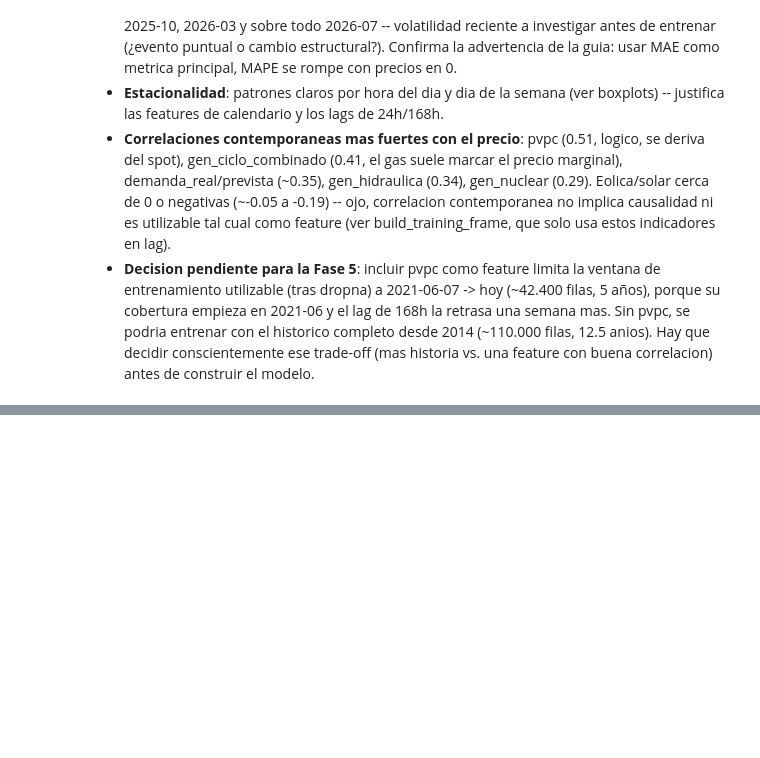
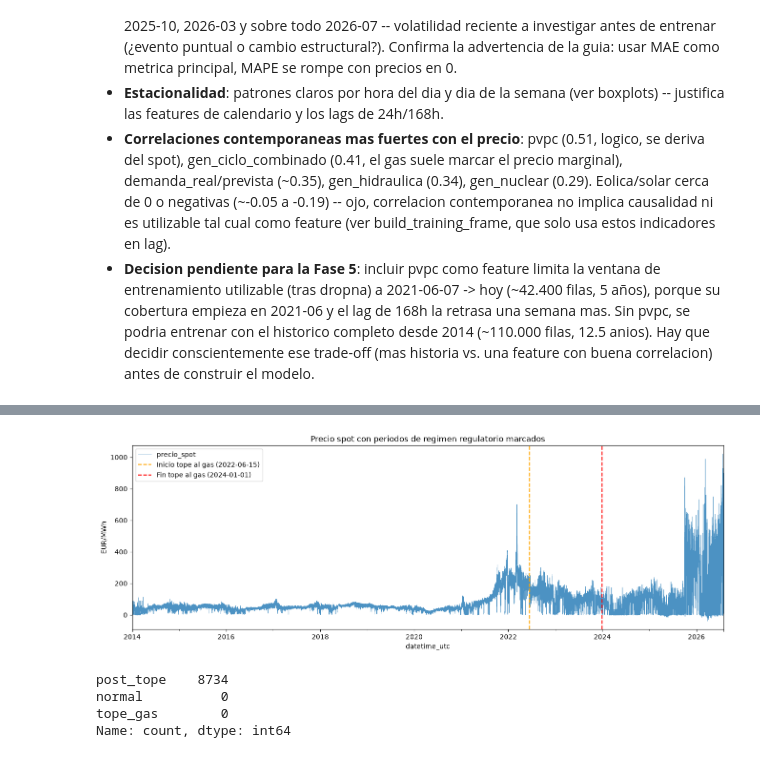
Before and after one commit to AnderCortaTH12/red_electrica, a Jupyter notebook: notebooks/01_eda.ipynb, the cells around one changed output, grey strips where cells are left out. Cells and saved outputs as stored; diff of their text form; code cells hidden in the pictures; blank space fills up the shorter version.

```diff
--- a/notebooks/01_eda.ipynb
+++ b/notebooks/01_eda.ipynb
@@ -208,0 +232,27 @@ Shape tras dropna (ventana usable para entrenar): (42433, 60)
+# %%
+import matplotlib.dates as mdates
+
+fig, ax = plt.subplots(figsize=(16, 5))
+df["precio_spot"].plot(ax=ax, linewidth=0.5, alpha=0.8)
+
+tope_gas_inicio = pd.Timestamp("2022-06-15", tz="Europe/Madrid")
+post_tope_inicio = pd.Timestamp("2024-01-01", tz="Europe/Madrid")
+
+ax.axvline(tope_gas_inicio, color="orange", linestyle="--", label="Inicio tope al gas (2022-06-15)")
+ax.axvline(post_tope_inicio, color="red", linestyle="--", label="Fin tope al gas (2024-01-01)")
+ax.set_title("Precio spot con periodos de regimen regulatorio marcados")
+ax.set_ylabel("EUR/MWh")
+ax.legend()
+plt.show()
+# %% [output]
+[figure, added]
+# %%
+# composicion de regimenes del holdout usado en scripts/train_baseline.py (ultimos ~12 meses)
+_, test = train_test_split_by_date(df, "2025-08-01T00:00")
+regime_test = assign_regime(test.index)
+regime_test.value_counts()
+# %% [output]
+post_tope    8734
+normal          0
+tope_gas        0
+Name: count, dtype: int64
```
Also changed, not shown: parts of 4 cells of this notebook, 3 other files.
